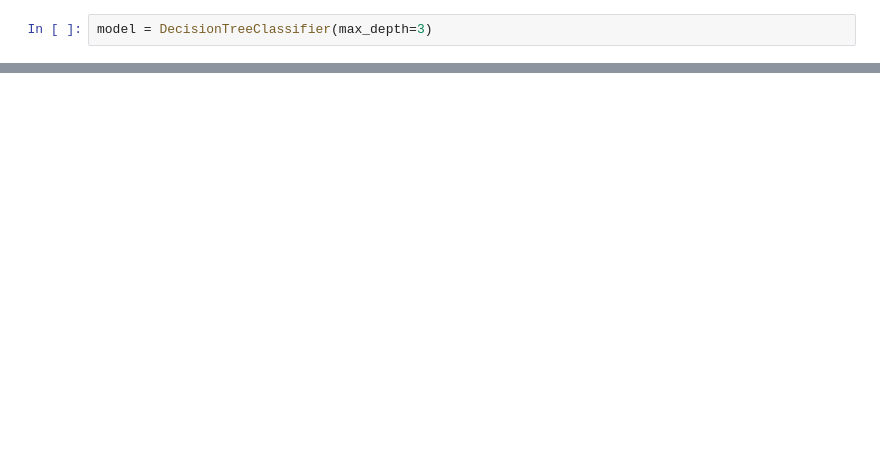
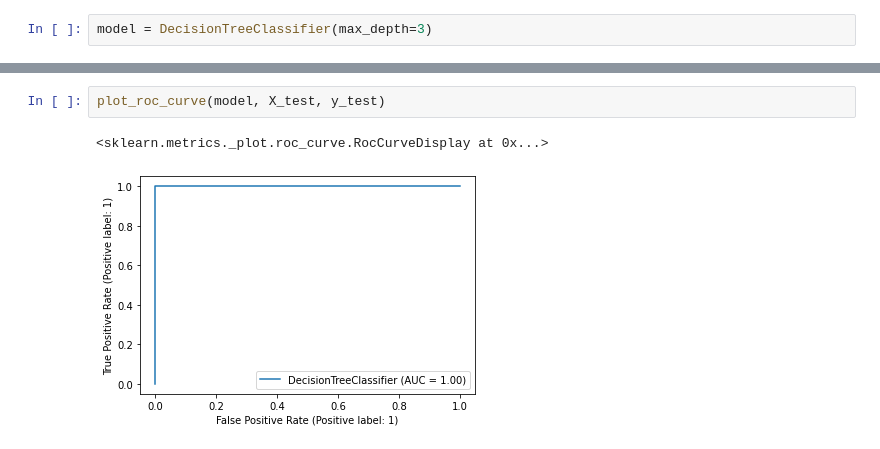
Before and after one commit to jcmachicao/curso_intro_nn, a Jupyter notebook: arbol_decisiones_simple.ipynb, the cells around one changed output, grey strips where cells are left out. Cells and saved outputs as stored; diff of their text form; blank space fills up the shorter version.

```diff
--- a/arbol_decisiones_simple.ipynb
+++ b/arbol_decisiones_simple.ipynb
@@ -102,0 +117,5 @@ plt.show()
+# %%
+plot_roc_curve(model, X_test, y_test)
+# %% [output]
+<sklearn.metrics._plot.roc_curve.RocCurveDisplay at 0x...>
+[figure, added]
```
Also changed, not shown: parts of 17 cells of this notebook.
